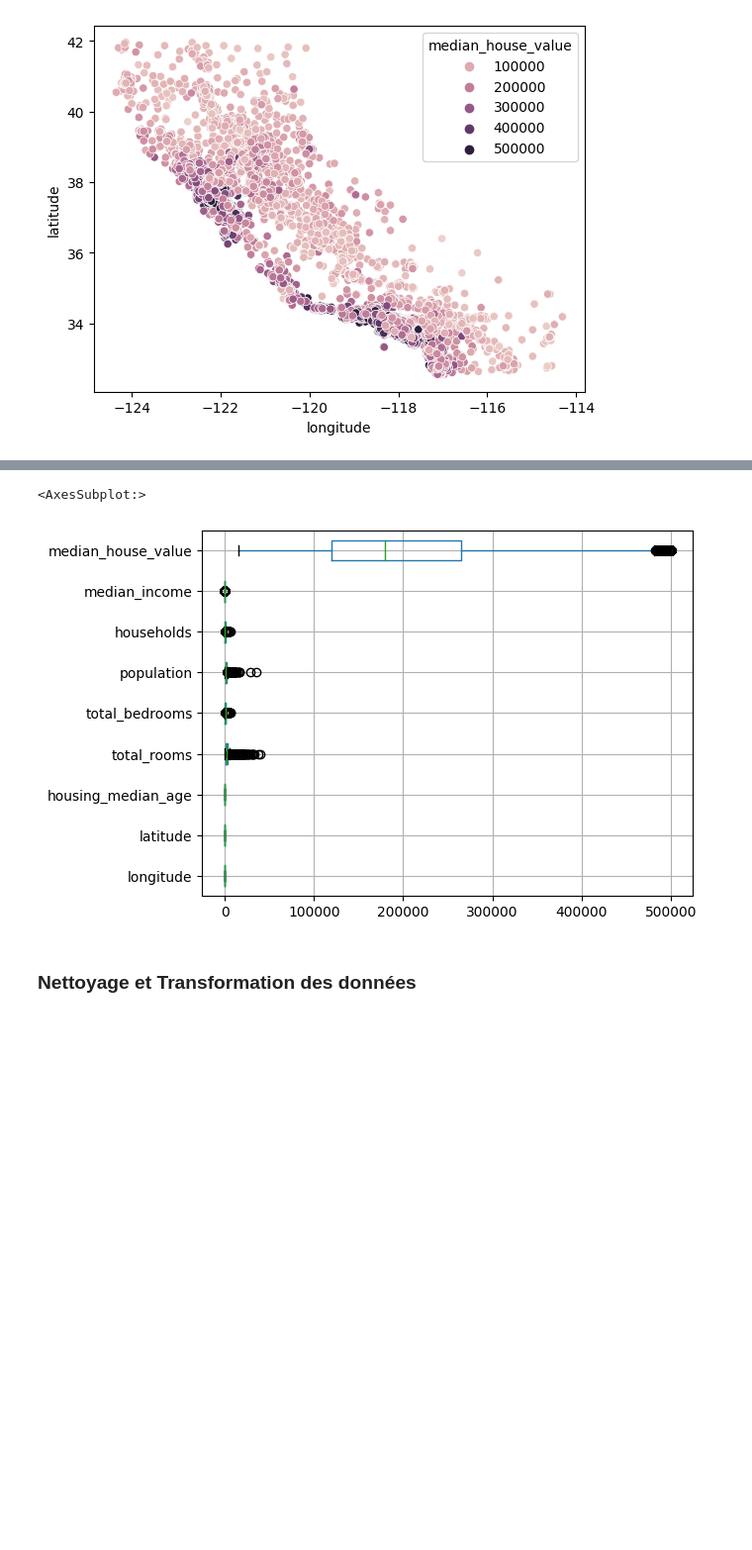
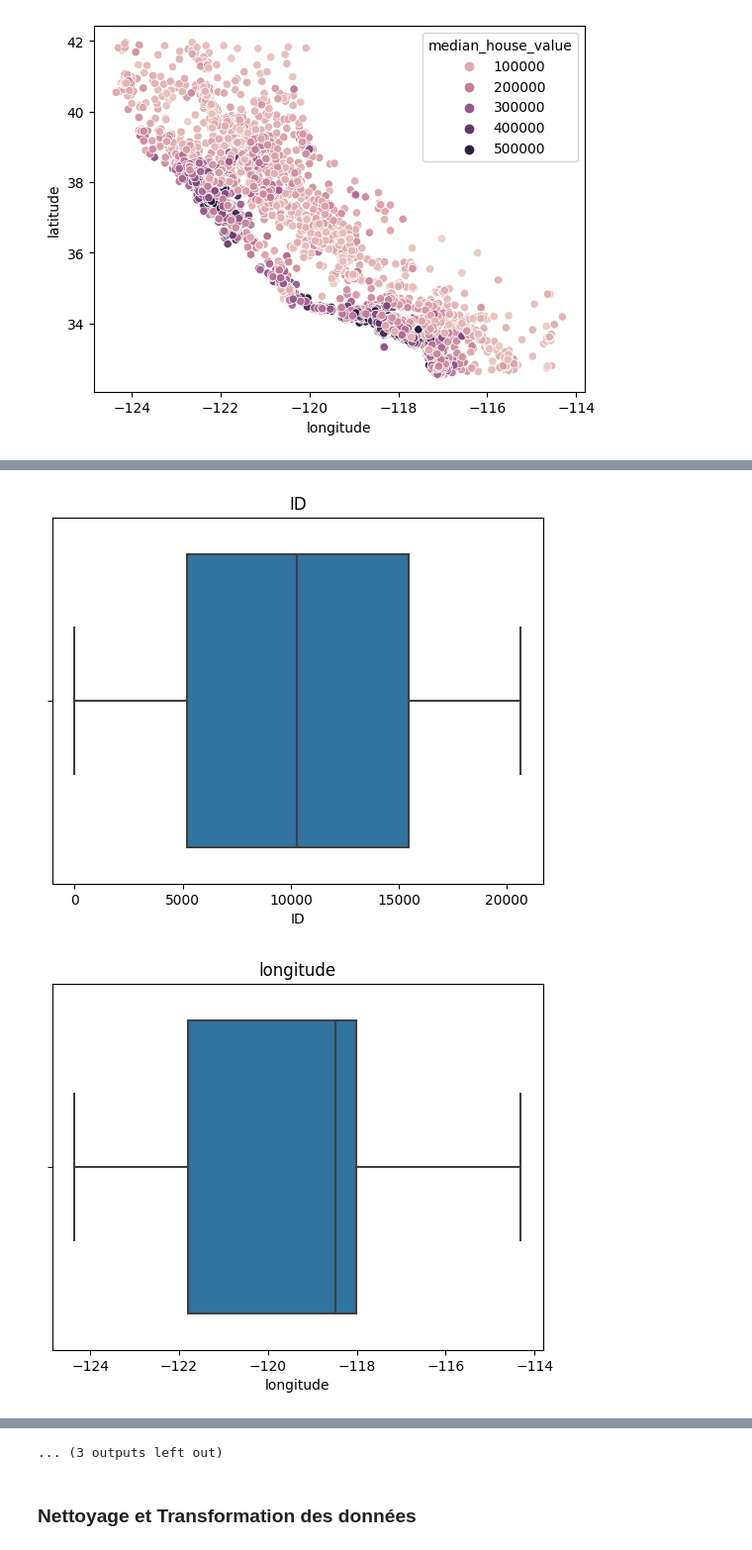
Before and after one commit to Axxeed/immo_regression, a Jupyter notebook: notebook_EDA.ipynb, the cells around one changed output, grey strips where cells are left out. Shown at 99% size. Saved outputs shown, nothing was run; the diff lists cells and outputs as text; code cells hidden in the pictures; blank space fills up the shorter version.

```diff
--- a/notebook_EDA.ipynb
+++ b/notebook_EDA.ipynb
@@ -96,4 +112,8 @@ sns.scatterplot(data=df_immo, x="longitude", y="latitude", hue="median_house_val
 # %%
-dd = df_immo.drop(["ID"], axis=1)
-dd.boxplot(vert=False)
+for column in df_encode.columns:
+    sns.boxplot(x=df_encode[column])
+    plt.title(column)
+    plt.show()
 # %% [output]
+[figure, new version]
+[figure, added]
@@ -100,5 +130,4 @@ dd.boxplot(vert=False)
-<AxesSubplot:>
+... (3 outputs left out)
-[figure, old version]
 # %% [markdown]
 ### Nettoyage et Transformation des données
 # %%
```
Also changed, not shown: parts of 4 cells of this notebook.
